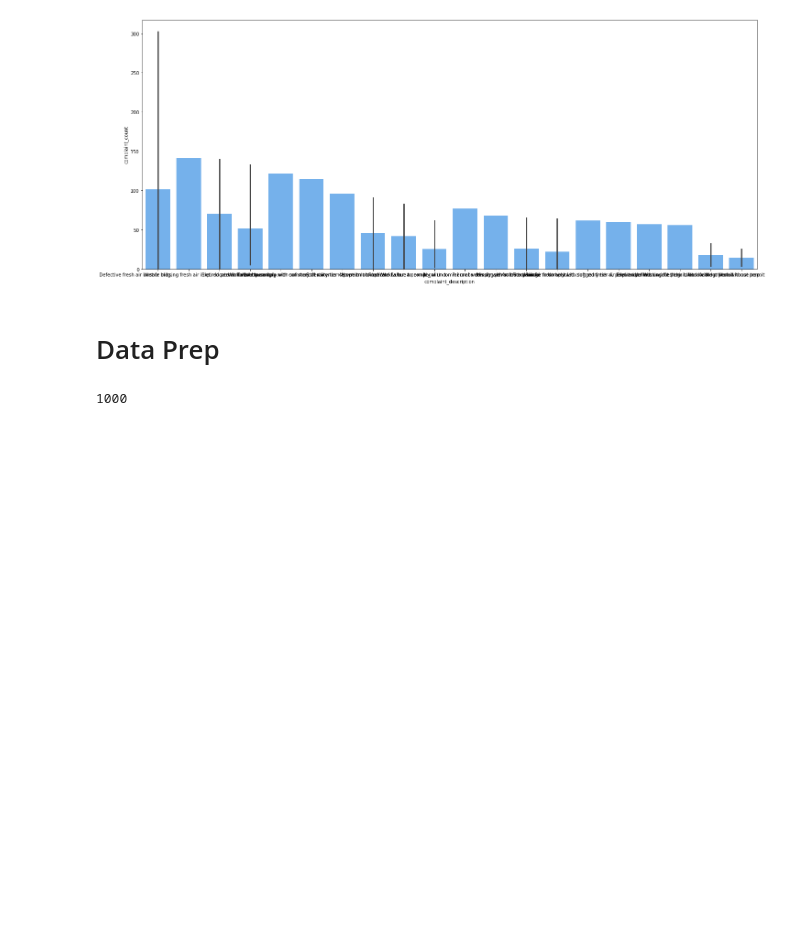
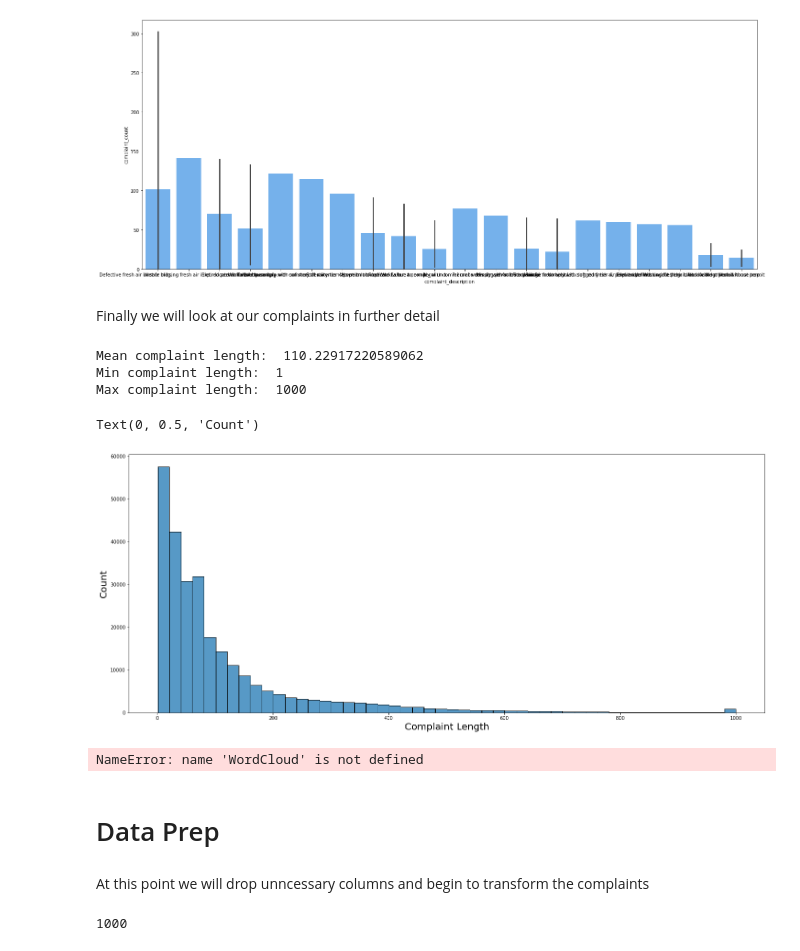
Before and after one commit to wct432/sf_building_complaints, a Jupyter notebook: notebooks/exploratory_notebook.ipynb, the cells around one changed output. Saved outputs shown, nothing was run; the diff lists cells and outputs as text; code cells hidden in the pictures; blank space fills up the shorter version.

```diff
--- a/notebooks/exploratory_notebook.ipynb
+++ b/notebooks/exploratory_notebook.ipynb
@@ -188,8 +190,39 @@ ax = sns.barplot(x=reassigned_by_division['complaint_description'],
                  alpha = .7)
 # %% [output]
 [figure]
+# %% [markdown]
+Finally we will look at our complaints in further detail
+# %%
+df['complaint_length'] = df['complaint_description'].apply(len)
+print("Mean complaint length: ", df['complaint_length'].mean())
+print("Min complaint length: ", df['complaint_length'].min())
+print("Max complaint length: ", df['complaint_length'].max())
+
+#plot a histogram of the complaint lengths
+fig, ax = plt.subplots(figsize=(24,10))
+ax = sns.histplot(data = df, x='complaint_length', bins = 50)
+ax.set_xlabel('Complaint Length', fontsize = 20)
+ax.set_ylabel('Count', fontsize = 20)
+# %% [output]
+Mean complaint length:  110.22917220589062
+Min complaint length:  1
+Max complaint length:  1000
+Text(0, 0.5, 'Count')
+[figure, added]
+# %%
+text = list(df['complaint_description'].values)
+stop_words = set(stopwords.words('english'))
+
+wordcloud = WordCloud(stopwords=STOPWORDS).generate(str(text))
+plt.imshow(wordcloud)
+plt.axis("off")
+plt.show()
+# %% [output]
+NameError: name 'WordCloud' is not defined
 # %% [markdown]
 <h1> Data Prep</h1>
+# %% [markdown]
+At this point we will drop unncessary columns and begin to transform the complaints
 # %%
 df["complaint_description"].str.len().max()
 # %% [output]
```
Also changed, not shown: parts of 7 cells of this notebook, 2 other files.
